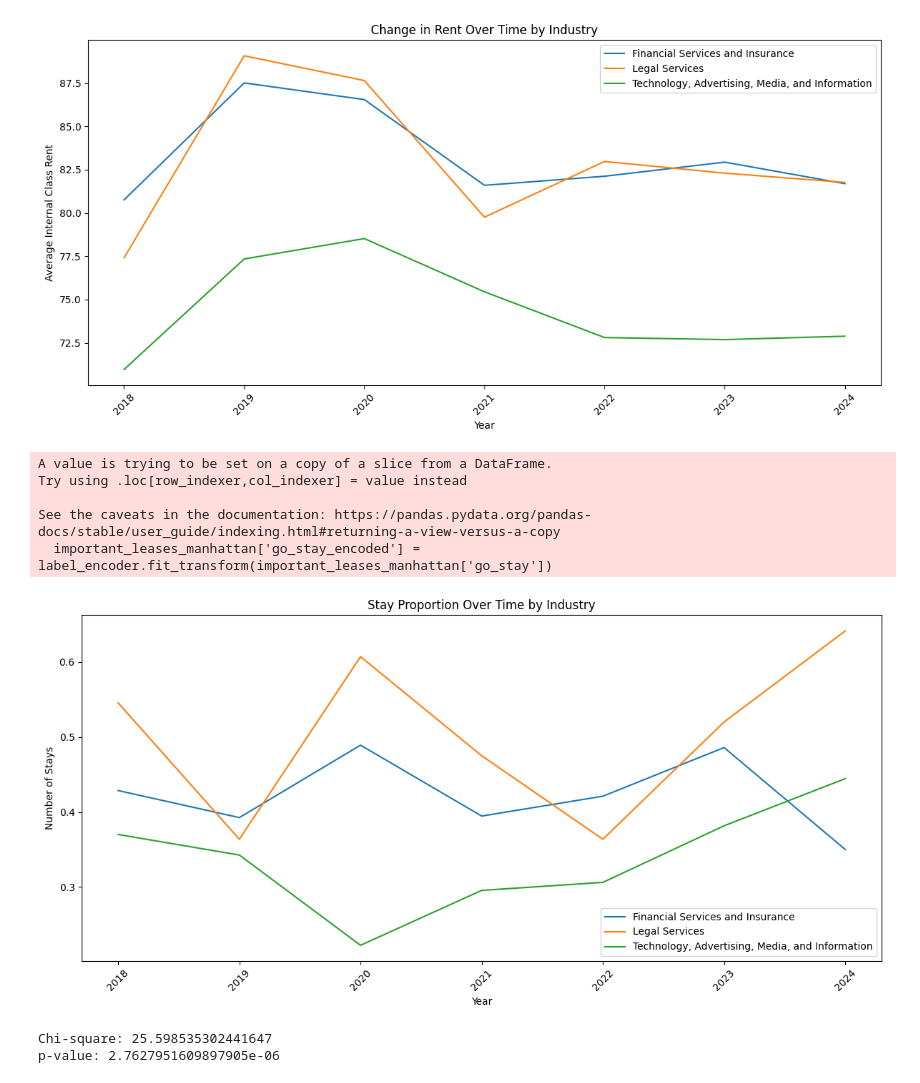
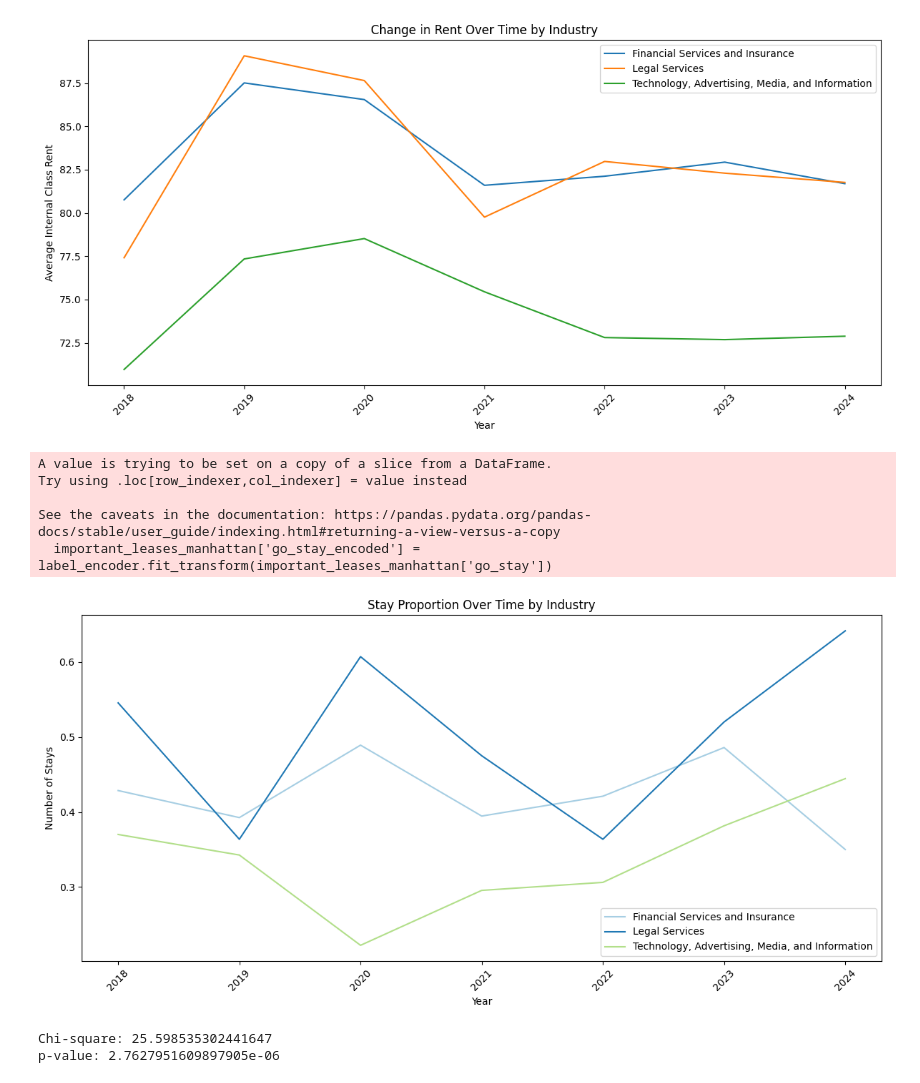
Before and after one commit to nks8566/DataFest-2025, a Jupyter notebook: primary.ipynb, the cells around one changed output. Cells and saved outputs as stored; diff of their text form; code cells hidden in the pictures.

```diff
--- a/primary.ipynb
+++ b/primary.ipynb
@@ -1,10 +1,10 @@
 # %%
 import pandas as pd
 # %%
-pad = pd.read_csv('C:\SMU\DataFest\selected\Price_and_Availability_Data.csv')
-leases = pd.read_csv('C:\SMU\DataFest\selected\Leases.csv')
-mmod = pd.read_csv('C:\SMU\DataFest\selected\Major_Market_Occupancy_Data.csv')
-unemployment = pd.read_csv('C:\SMU\DataFest\selected\Unemployment.csv')
+pad = pd.read_csv('C:\\SMU\\DataFest\\selected\\Price_and_Availability_Data.csv')
+leases = pd.read_csv('C:\\SMU\\DataFest\\selected\\Leases.csv')
+mmod = pd.read_csv('C:\\SMU\\DataFest\\selected\\Major_Market_Occupancy_Data.csv')
+unemployment = pd.read_csv('C:\\SMU\\DataFest\\selected\\Unemployment.csv')
 print("Price and Availability\n", pad.head())
 print("Leases\n", leases.head())
 print("Major Market Occupancy\n", mmod.head())
@@ -271,6 +291,9 @@ import matplotlib.pyplot as plt
 
 label_encoder = LabelEncoder()
 important_leases_manhattan['go_stay_encoded'] = label_encoder.fit_transform(important_leases_manhattan['go_stay'])
+
+# Set the color palette to "Paired"
+sns.set_palette("Paired")
 
 # First, aggregate the data: average rent per industry per year
 grouped = important_leases_manhattan.groupby(['internal_industry', 'year'])['go_stay_encoded'].mean().reset_index()
@@ -290,34 +313,34 @@ for industry in industries:
 # Labeling
 plt.xlabel('Year')
 plt.ylabel('Number of Stays')
 plt.title('Stay Proportion Over Time by Industry')
 plt.legend()
 plt.xticks(rotation=45)
 plt.tight_layout()
 plt.show()
 
 # import matplotlib.pyplot as plt
 
 # # Calculate the percentage of 'go' (0) in go_stay_encoded
 # percentage_go = grouped[grouped['go_stay_encoded'] == 0]['go_stay_encoded'].count() / grouped['go_stay_encoded'].count() * 100
 
 # # Calculate the percentage of 'stay' (1) in go_stay_encoded
 # percentage_stay = grouped[grouped['go_stay_encoded'] == 1]['go_stay_encoded'].count() / grouped['go_stay_encoded'].count() * 100
 
 # # Plot the percentages
 # plt.figure(figsize=(12, 6))
 # plt.bar(['Go', 'Stay'], [percentage_go, percentage_stay])
 # plt.xlabel('Go-Stay')
 # plt.ylabel('Percentage')
 # plt.title('Percentage of Go-Stay')
 # plt.show()
 # %% [output]
 A value is trying to be set on a copy of a slice from a DataFrame.
 Try using .loc[row_indexer,col_indexer] = value instead
 
 See the caveats in the documentation: https://pandas.pydata.org/pandas-docs/stable/user_guide/indexing.html#returning-a-view-versus-a-copy
   important_leases_manhattan['go_stay_encoded'] = label_encoder.fit_transform(important_leases_manhattan['go_stay'])
-[figure, old version]
+[figure, new version]
 # %%
 import pandas as pd
 from scipy.stats import chi2_contingency
```
Also changed, not shown: parts of 2 cells of this notebook.
